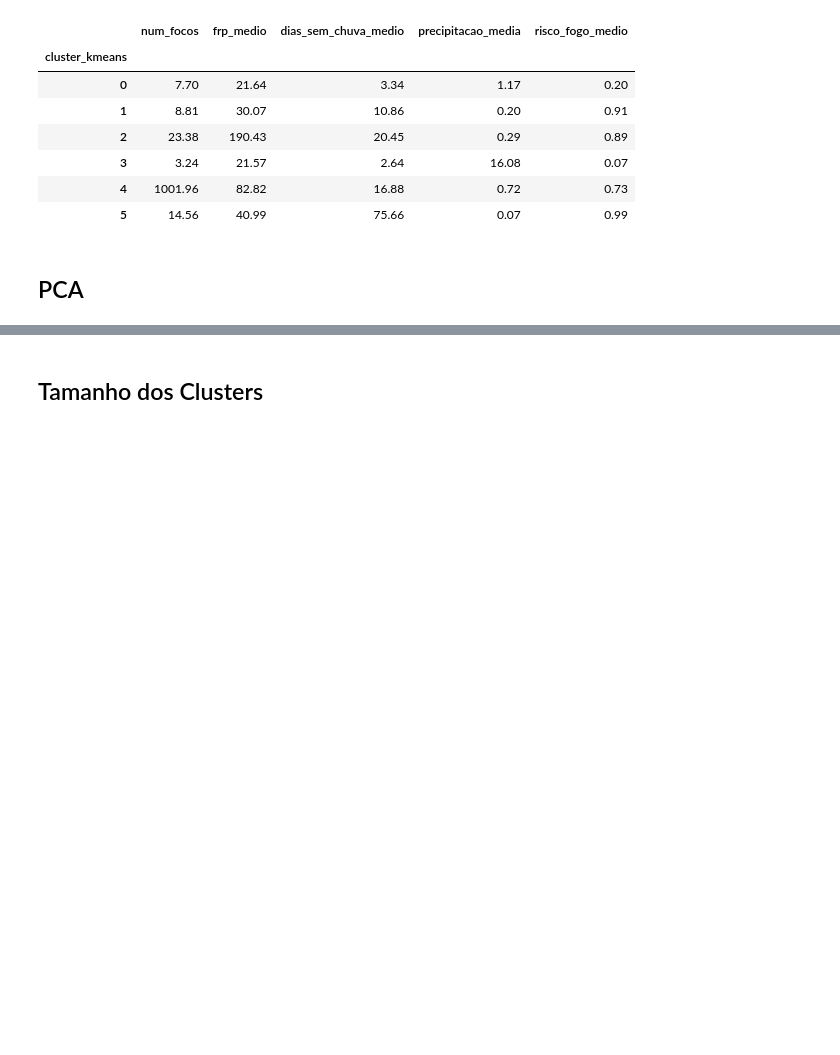
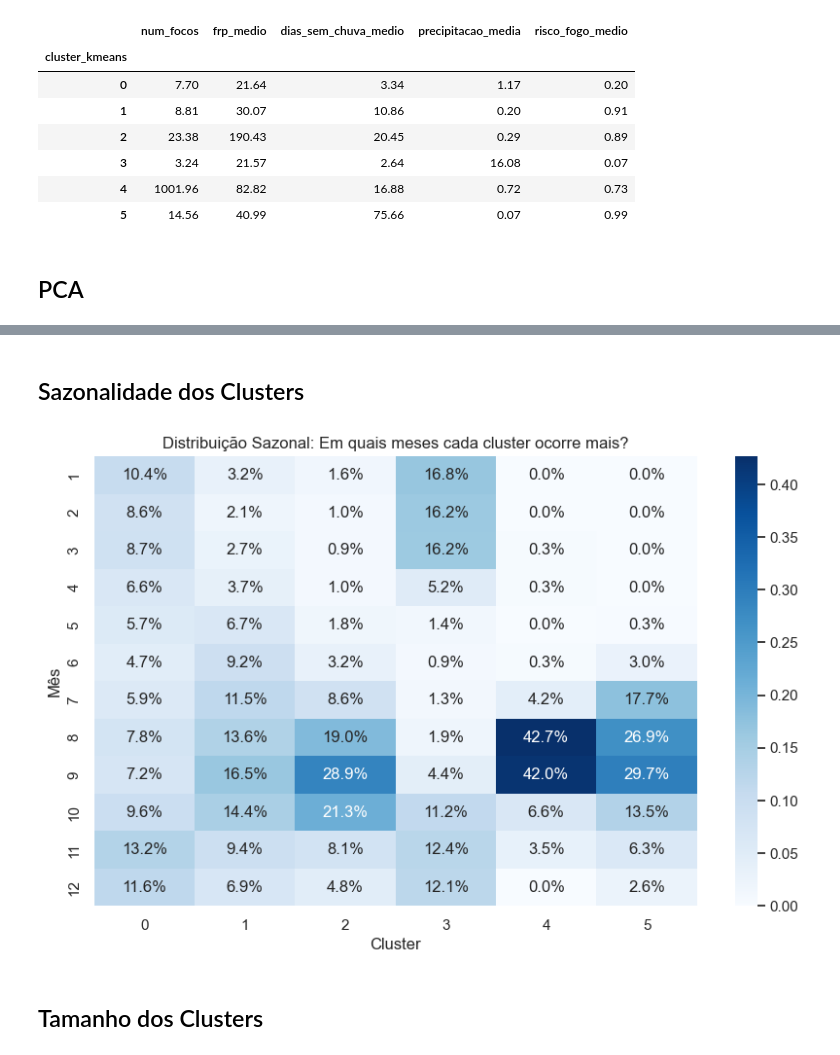
Before and after one commit to Lucas-2306/Aplicacoes-de-IA, a Jupyter notebook: trabalho.ipynb, the cells around one changed output, grey strips where cells are left out. Drawn from its saved outputs; the diff is of its cells as text; code cells hidden in the pictures; blank space fills up the shorter version.

```diff
--- a/trabalho.ipynb
+++ b/trabalho.ipynb
@@ -310,3 +337,17 @@ plt.show()
+# %% [markdown]
+## Sazonalidade dos Clusters
+# %%
+# Tabela cruzada normalizada por coluna (Mês) para ver a predominância
+seasonal_profile = pd.crosstab(df_grp["mes"], df_grp["cluster_kmeans"], normalize='columns')
+
+plt.figure(figsize=(10, 6))
+sns.heatmap(seasonal_profile, cmap="Blues", annot=True, fmt=".1%")
+plt.title("Distribuição Sazonal: Em quais meses cada cluster ocorre mais?")
+plt.ylabel("Mês")
+plt.xlabel("Cluster")
+plt.show()
+# %% [output]
+[figure, added]
 # %% [markdown]
 ## Tamanho dos Clusters
 # %%
```
Also changed, not shown: parts of 15 cells of this notebook, 6 other files.
